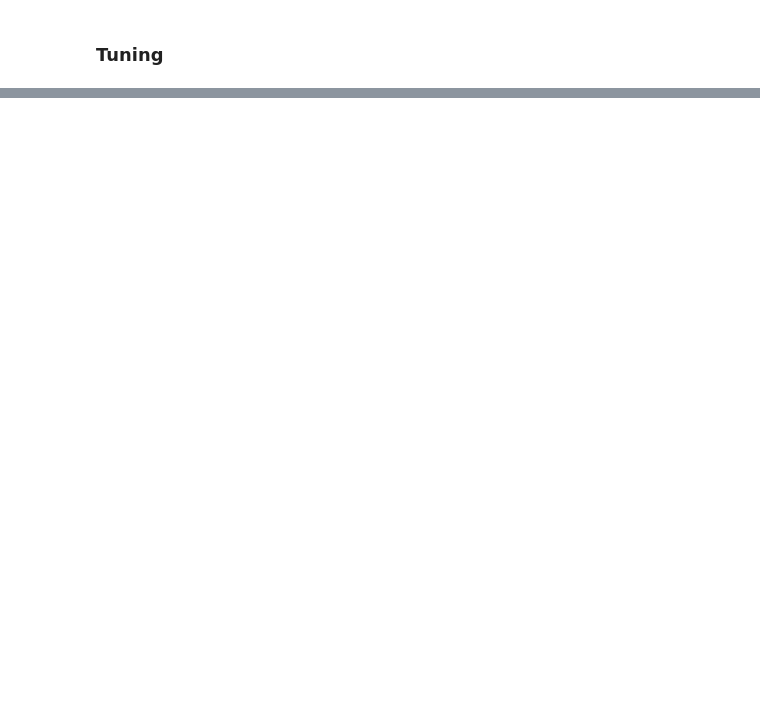
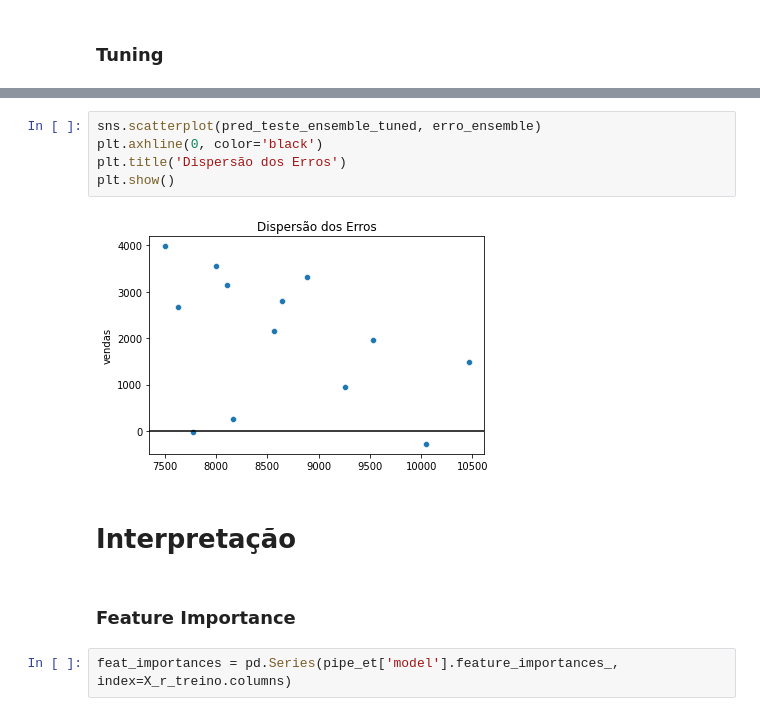
Before and after one commit to thiago-osorio/digital-house, a Jupyter notebook: projeto_integrador/Notebooks/modelagem.ipynb, the cells around one changed output, grey strips where cells are left out. Saved outputs shown, nothing was run; the diff lists cells and outputs as text; blank space fills up the shorter version.

```diff
--- a/projeto_integrador/Notebooks/modelagem.ipynb
+++ b/projeto_integrador/Notebooks/modelagem.ipynb
@@ -1056,0 +1110,13 @@ for weight in weights:
+# %%
+sns.scatterplot(pred_teste_ensemble_tuned, erro_ensemble)
+plt.axhline(0, color='black')
+plt.title('Dispersão dos Erros')
+plt.show()
+# %% [output]
+[figure, added]
+# %% [markdown]
+# Interpretação
+# %% [markdown]
+### Feature Importance
+# %%
+feat_importances = pd.Series(pipe_et['model'].feature_importances_, index=X_r_treino.columns)
```
Also changed, not shown: parts of 38 cells of this notebook.
